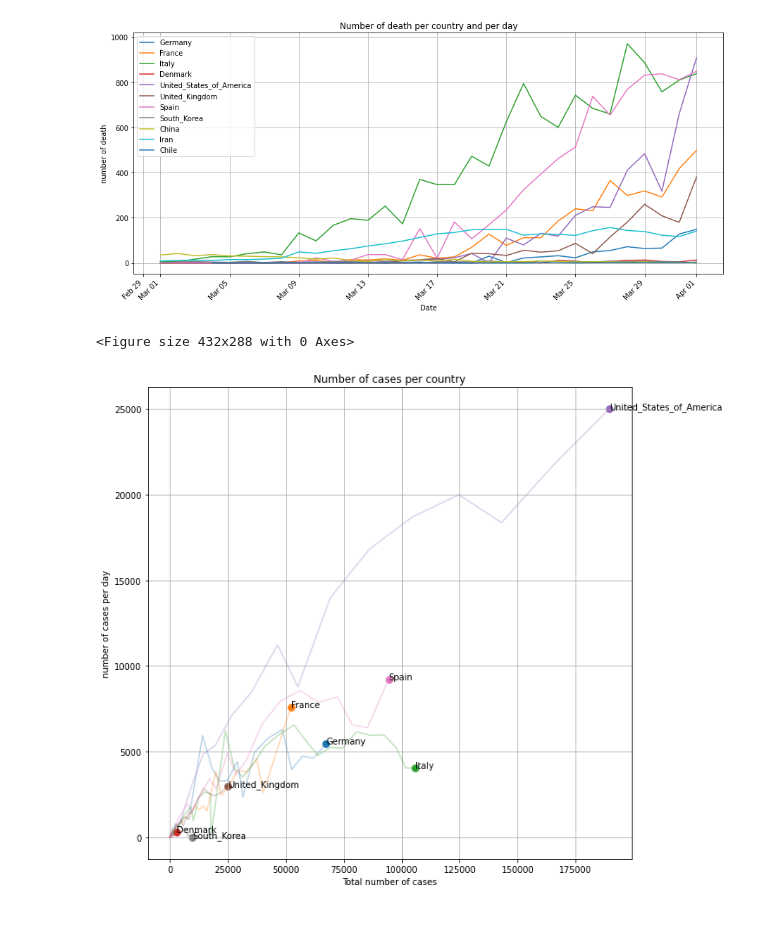
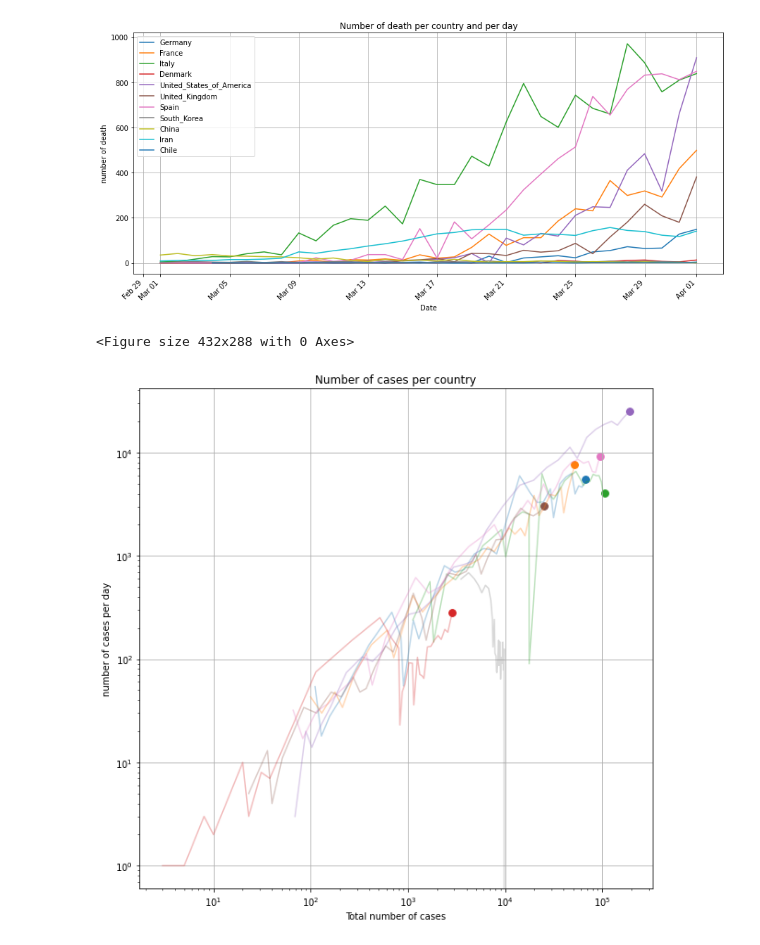
Before and after one commit to Hansastro/Covid-19, a Jupyter notebook: Covid_19.ipynb, the cells around one changed output. Cells and saved outputs as stored; diff of their text form; code cells hidden in the pictures.

```diff
--- a/Covid_19.ipynb
+++ b/Covid_19.ipynb
@@ -143,29 +143,30 @@ if df is not None:
 # %%
 fig = plt.figure()
 #ax = fig.add_subplot(2, 1, 1)
 fig, ax = plt.subplots(figsize=(10,10))
 ax.set_title('Number of cases per country')
 ax.set_xlabel('Total number of cases')
 ax.set_ylabel('number of cases per day')
 ax.grid(True)
 #ax.xaxis.set_major_formatter(mdates.DateFormatter('%b %d'))
 #ax.legend(countryList)
 
 for c in countryList:
   df3 = df.loc[(df['countriesAndTerritories'] == c) & (df['dateRep'] >= startDate)]
   ax.plot(df3['totalCases'], df3['cases'], alpha=0.3)
+  #ax.loglog(df3['totalCases'], df3['cases'], alpha=0.3)
   totalCases = df3.iloc[-1]['totalCases']
   cases =  df3.iloc[-1]['cases']
   ax.scatter(totalCases, cases, s=60)
-  ax.annotate(xy=[totalCases, cases], s=c)
+  #ax.annotate(xy=[totalCases, cases], s=c)
 
-#ax.set_xscale('log')
-#ax.set_yscale('log')
+ax.set_xscale('log')
+ax.set_yscale('log')
 
 plt.show()
 # %% [output]
 <Figure size 432x288 with 0 Axes>
-[figure, old version]
+[figure, new version]
 # %%
 fig = plt.figure()
 #ax = fig.add_subplot(2, 1, 1)
```
Also changed, not shown: parts of 1 cell of this notebook.
